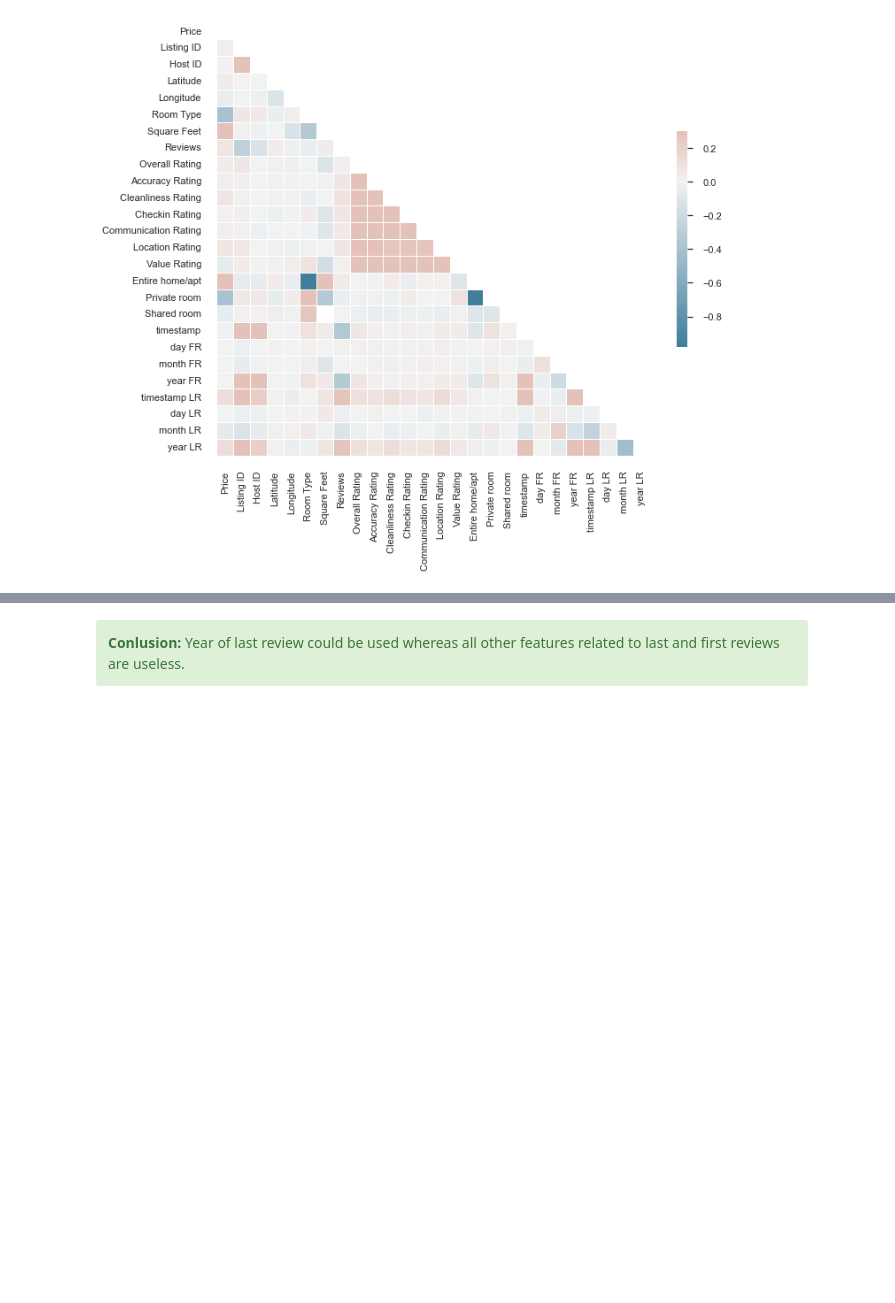
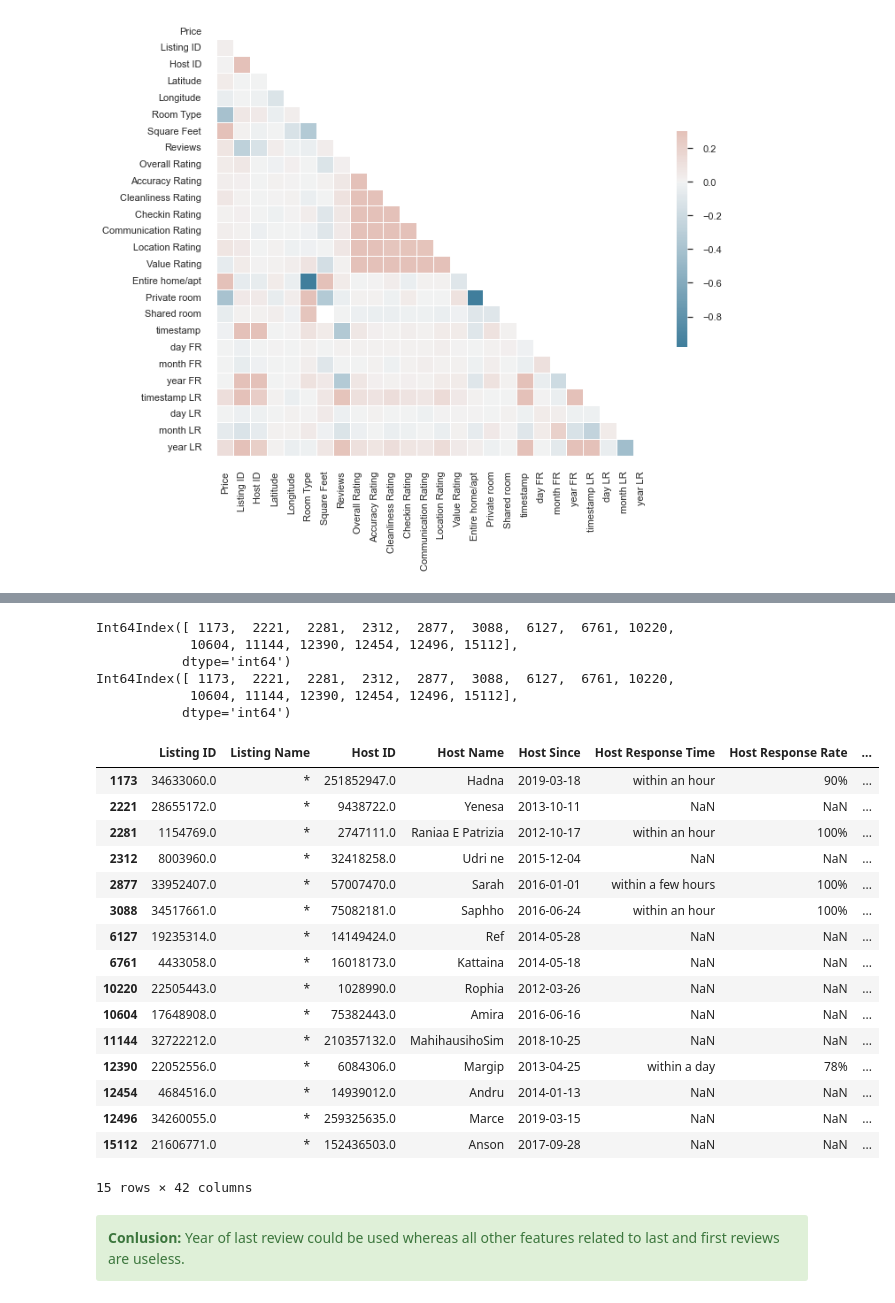
Before and after one commit to flaviendeseure/Airbnb_berlin_price_prediction, a Jupyter notebook: Projet - Airbnb Berlin Price Prediction.ipynb, the cells around one changed output, grey strips where cells are left out. Saved outputs shown, nothing was run; the diff lists cells and outputs as text; code cells hidden in the pictures; blank space fills up the shorter version.

```diff
--- a/Projet - Airbnb Berlin Price Prediction.ipynb
+++ b/Projet - Airbnb Berlin Price Prediction.ipynb
@@ -1222,3 +1245,7 @@ sns.heatmap(corr_matrix, mask=mask, cmap=cmap, vmax=.3, center=0,
 # %% [output]
 <AxesSubplot:>
 [figure]
+# %%
+dataset_0_reviews_f = dataset[dataset["Reviews"]==0]
+na_0_reviews = dataset_0_reviews_f["First Review"].isna().sum()
+print(f"Missing values for instance with no reviews: {100*na_0_reviews/dataset_0_reviews_f.shape[0]:.3f}% ({na_0_reviews}/{dataset_0_reviews_f.shape[0]})")
@@ -1224,0 +1254,4 @@ sns.heatmap(corr_matrix, mask=mask, cmap=cmap, vmax=.3, center=0,
+# %%
+dataset_0_reviews_l = dataset[dataset["Reviews"]==0]
+na_0_reviews = dataset_0_reviews_l["Last Review"].isna().sum()
+print(f"Missing values for instance with no reviews: {100*na_0_reviews/dataset_0_reviews_l.shape[0]:.3f}% ({na_0_reviews}/{dataset_0_reviews_l.shape[0]})")
@@ -1225,3 +1265,31 @@ sns.heatmap(corr_matrix, mask=mask, cmap=cmap, vmax=.3, center=0,
+# %%
+print(dataset_0_reviews_f[~dataset_0_reviews_f["First Review"].isnull()].index)
+print(dataset_0_reviews_l[~dataset_0_reviews_l["Last Review"].isnull()].index)
+dataset_0_reviews_l[~dataset_0_reviews_l["Last Review"].isnull()]
+# %% [output]
+Int64Index([ 1173,  2221,  2281,  2312,  2877,  3088,  6127,  6761, 10220,
+            10604, 11144, 12390, 12454, 12496, 15112],
+           dtype='int64')
+Int64Index([ 1173,  2221,  2281,  2312,  2877,  3088,  6127,  6761, 10220,
+            10604, 11144, 12390, 12454, 12496, 15112],
+           dtype='int64')
+|  | Listing ID | Listing Name | Host ID | Host Name | Host Since | Host Response Time | Host Response Rate | ... |
+| 1173 | 34633060.0 | * | 251852947.0 | Hadna | 2019-03-18 | within an hour | 90% | ... |
+| 2221 | 28655172.0 | * | 9438722.0 | Yenesa | 2013-10-11 | NaN | NaN | ... |
+| 2281 | 1154769.0 | * | 2747111.0 | Raniaa E Patrizia | 2012-10-17 | within an hour | 100% | ... |
+| 2312 | 8003960.0 | * | 32418258.0 | Udri ne | 2015-12-04 | NaN | NaN | ... |
+| 2877 | 33952407.0 | * | 57007470.0 | Sarah | 2016-01-01 | within a few hours | 100% | ... |
+| 3088 | 34517661.0 | * | 75082181.0 | Saphho | 2016-06-24 | within an hour | 100% | ... |
+| 6127 | 19235314.0 | * | 14149424.0 | Ref | 2014-05-28 | NaN | NaN | ... |
+| 6761 | 4433058.0 | * | 16018173.0 | Kattaina | 2014-05-18 | NaN | NaN | ... |
+| 10220 | 22505443.0 | * | 1028990.0 | Rophia | 2012-03-26 | NaN | NaN | ... |
+| 10604 | 17648908.0 | * | 75382443.0 | Amira | 2016-06-16 | NaN | NaN | ... |
+| 11144 | 32722212.0 | * | 210357132.0 | MahihausihoSim | 2018-10-25 | NaN | NaN | ... |
+| 12390 | 22052556.0 | * | 6084306.0 | Margip | 2013-04-25 | within a day | 78% | ... |
+| 12454 | 4684516.0 | * | 14939012.0 | Andru | 2014-01-13 | NaN | NaN | ... |
+| 12496 | 34260055.0 | * | 259325635.0 | Marce | 2019-03-15 | NaN | NaN | ... |
+| 15112 | 21606771.0 | * | 152436503.0 | Anson | 2017-09-28 | NaN | NaN | ... |
+15 rows × 42 columns
 # %% [markdown]
 <div class="alert alert-block alert-success">
 <b>Conlusion:</b> Year of last review could be used whereas all other features related to last and first reviews are useless.
```
Also changed, not shown: parts of 28 cells of this notebook.
